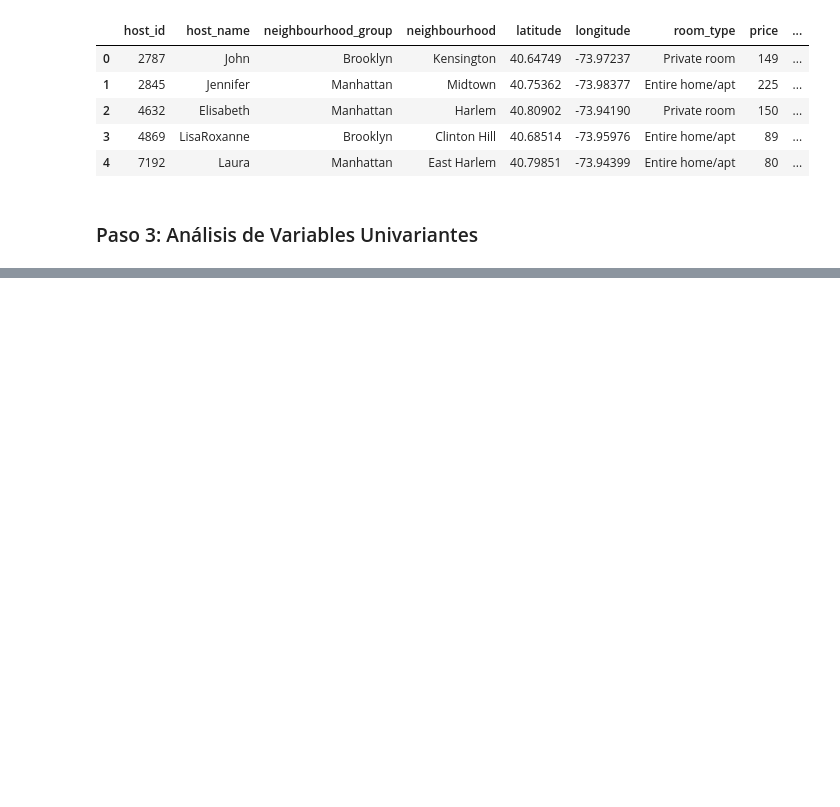
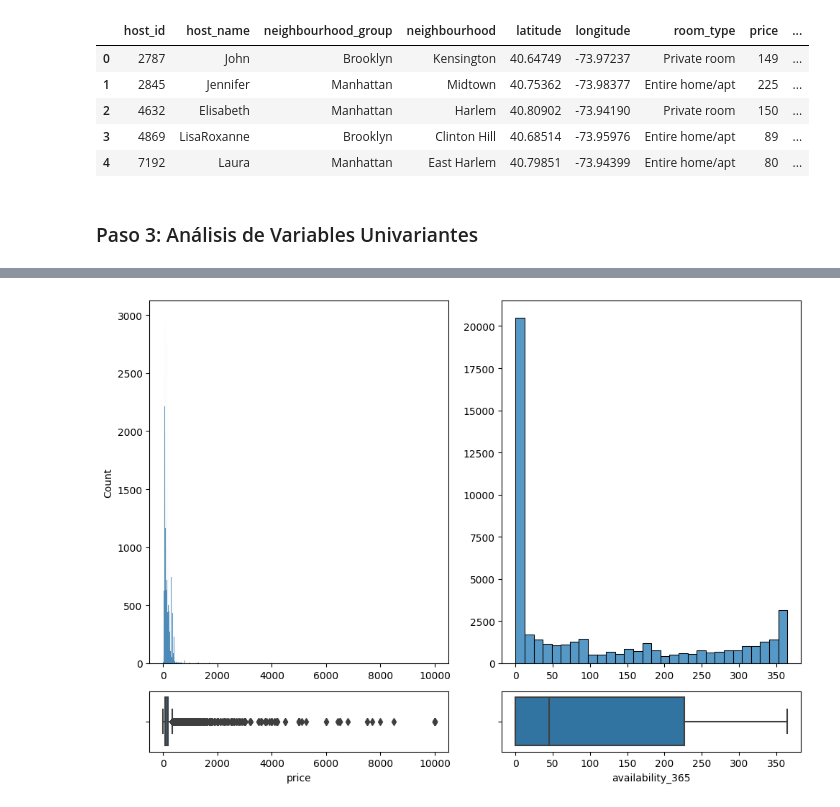
Before and after one commit to fevc08/new_york_city_airbnb_eda, a Jupyter notebook: src/explore.ipynb, the cells around one changed output, grey strips where cells are left out. Cells and saved outputs as stored; diff of their text form; code cells hidden in the pictures; blank space fills up the shorter version.

```diff
--- a/src/explore.ipynb
+++ b/src/explore.ipynb
@@ -86,0 +88,16 @@ plt.show()
+# %%
+fig, axis = plt.subplots(2, 2, figsize = (10, 7), gridspec_kw={'height_ratios': [6, 1]})
+
+# Creating a multiple figure with histograms and box plots
+sns.histplot(ax = axis[0, 0], data = df_airbnb_ny, x = "price").set(xlabel = None)
+sns.boxplot(ax = axis[1, 0], data = df_airbnb_ny, x = "price")
+sns.histplot(ax = axis[0, 1], data = df_airbnb_ny, x = "availability_365").set(xlabel = None, ylabel = None)
+sns.boxplot(ax = axis[1, 1], data = df_airbnb_ny, x = "availability_365")
+
+# Adjust the layout
+plt.tight_layout()
+
+# Show the plot
+plt.show()
+# %% [output]
+[figure, added]
```
Also changed, not shown: parts of 1 cell of this notebook.
